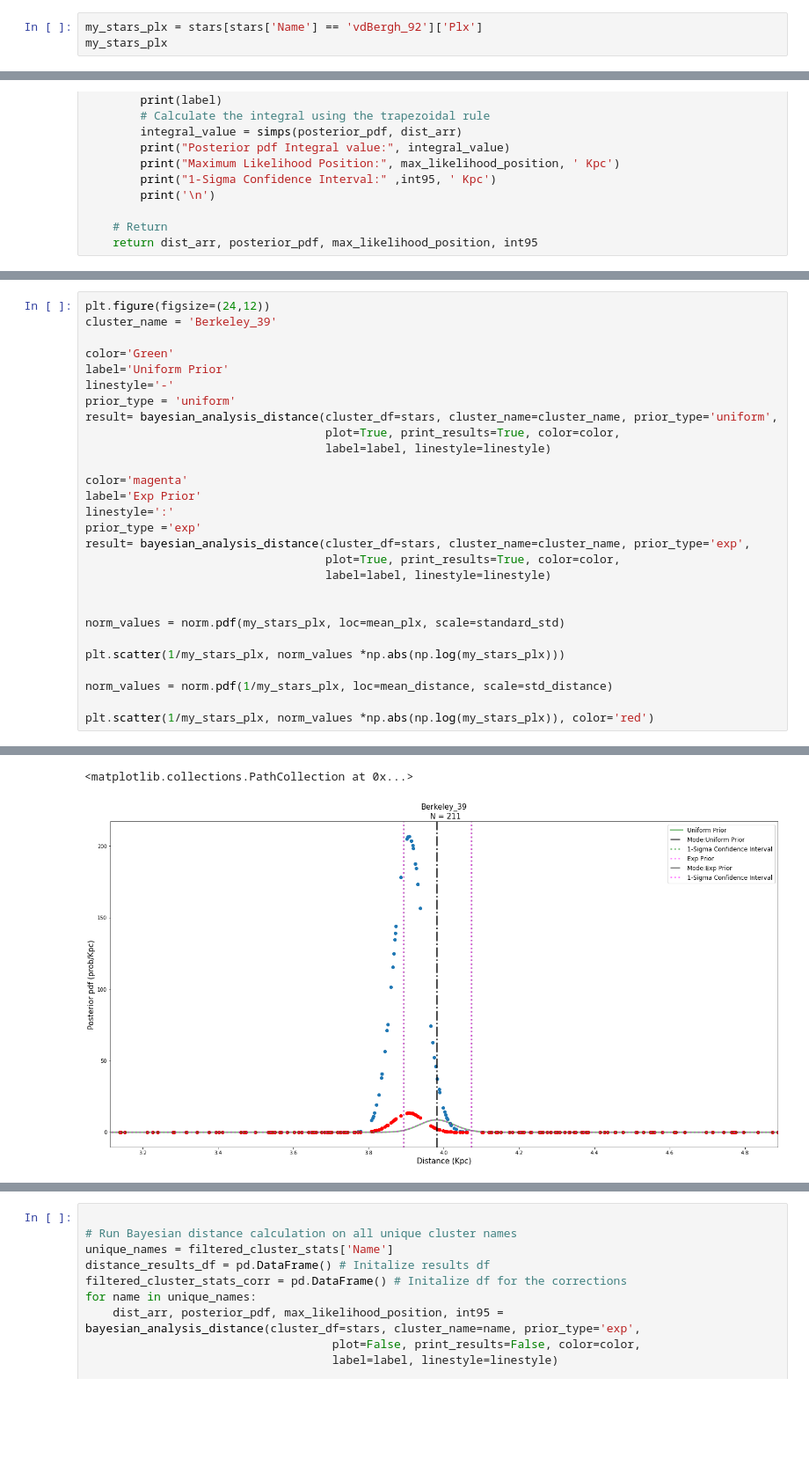
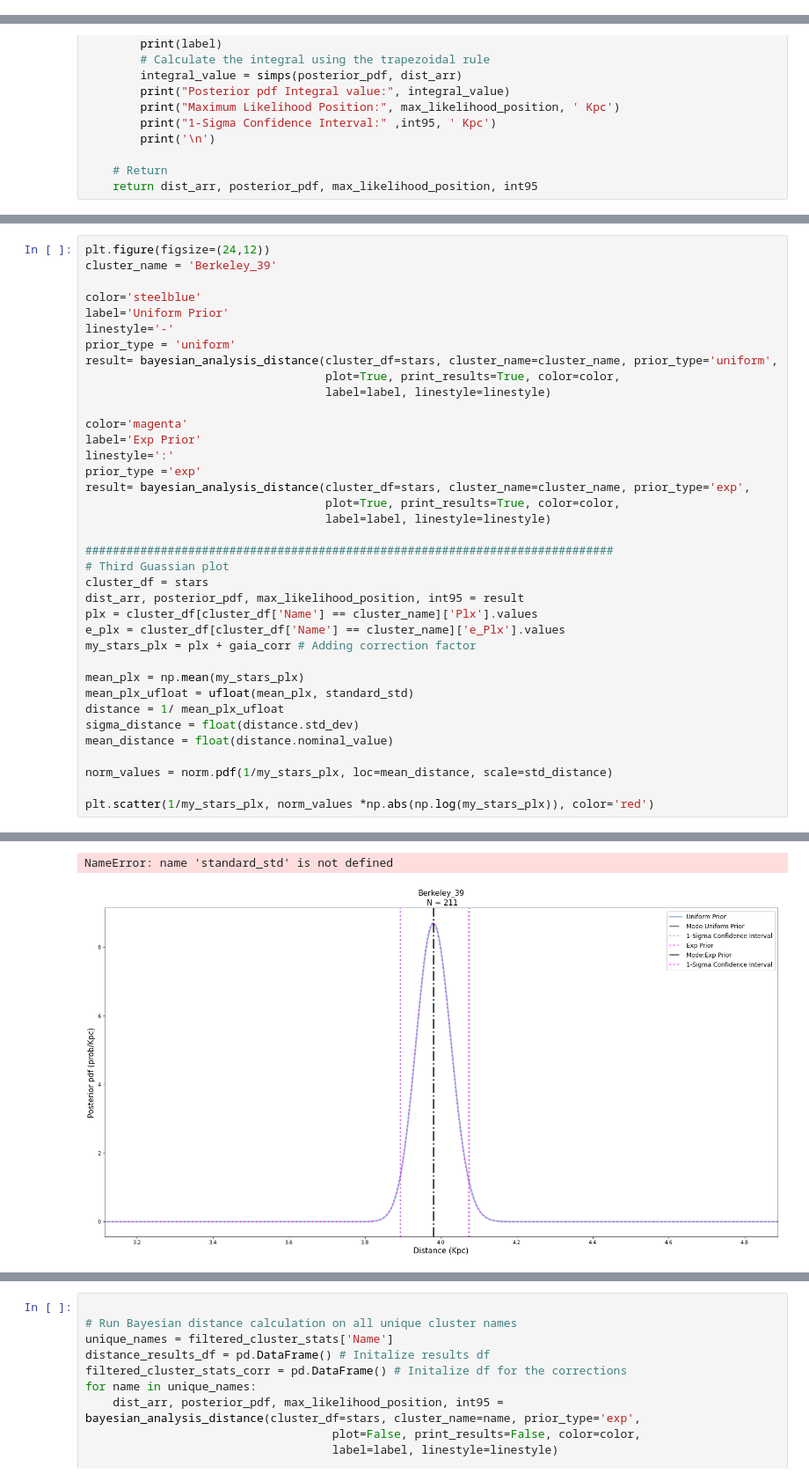
Before and after one commit to afinemax/stat_meth, a Jupyter notebook: assignments/a2/a2_max_fine.ipynb, the cells around one changed output, grey strips where cells are left out. Shown at 88% size. Cells and saved outputs as stored; diff of their text form; blank space fills up the shorter version.

```diff
--- a/assignments/a2/a2_max_fine.ipynb
+++ b/assignments/a2/a2_max_fine.ipynb
@@ -92,6 +101,3 @@ by the scatter plots.
 
 ### Assumptions
 - N/A for this problem
-# %%
-my_stars_plx = stars[stars['Name'] == 'vdBergh_92']['Plx']
-my_stars_plx
@@ -514,43 +562,52 @@ plt.scatter(1/my_stars_plx, norm_values *np.abs(np.log(my_stars_plx)))
 plt.figure(figsize=(24,12))
 cluster_name = 'Berkeley_39'
 
-color='Green'
+color='steelblue'
 label='Uniform Prior'
 linestyle='-'
 prior_type = 'uniform'
 result= bayesian_analysis_distance(cluster_df=stars, cluster_name=cluster_name, prior_type='uniform',
                                    plot=True, print_results=True, color=color,
                                    label=label, linestyle=linestyle)
 
 color='magenta'
 label='Exp Prior'
 linestyle=':'
 prior_type ='exp'
 result= bayesian_analysis_distance(cluster_df=stars, cluster_name=cluster_name, prior_type='exp',
                                    plot=True, print_results=True, color=color,
                                    label=label, linestyle=linestyle)
 
+#############################################################################
+# Third Guassian plot
+cluster_df = stars
+dist_arr, posterior_pdf, max_likelihood_position, int95 = result
+plx = cluster_df[cluster_df['Name'] == cluster_name]['Plx'].values
+e_plx = cluster_df[cluster_df['Name'] == cluster_name]['e_Plx'].values
+my_stars_plx = plx + gaia_corr # Adding correction factor
 
-norm_values = norm.pdf(my_stars_plx, loc=mean_plx, scale=standard_std)
-
-plt.scatter(1/my_stars_plx, norm_values *np.abs(np.log(my_stars_plx)))
+mean_plx = np.mean(my_stars_plx)
+mean_plx_ufloat = ufloat(mean_plx, standard_std)
+distance = 1/ mean_plx_ufloat
+sigma_distance = float(distance.std_dev)
+mean_distance = float(distance.nominal_value)
 
 norm_values = norm.pdf(1/my_stars_plx, loc=mean_distance, scale=std_distance)
 
 plt.scatter(1/my_stars_plx, norm_values *np.abs(np.log(my_stars_plx)), color='red')
 # %% [output]
 Uniform Prior
 Posterior pdf Integral value: 0.9999999999999999
 Maximum Likelihood Position: 3.980931448422832  Kpc
 1-Sigma Confidence Interval: [3.89365229 4.07395456]  Kpc
 
 
 Exp Prior
 Posterior pdf Integral value: 1.0
 Maximum Likelihood Position: 3.980931448422832  Kpc
 1-Sigma Confidence Interval: [3.89262246 4.07273042]  Kpc
-<matplotlib.collections.PathCollection at 0x...>
+NameError: name 'standard_std' is not defined
-[figure, old version]
+[figure, new version]
 # %% [markdown]
 ### Part 4:
 
```
Also changed, not shown: parts of 20 cells of this notebook.
